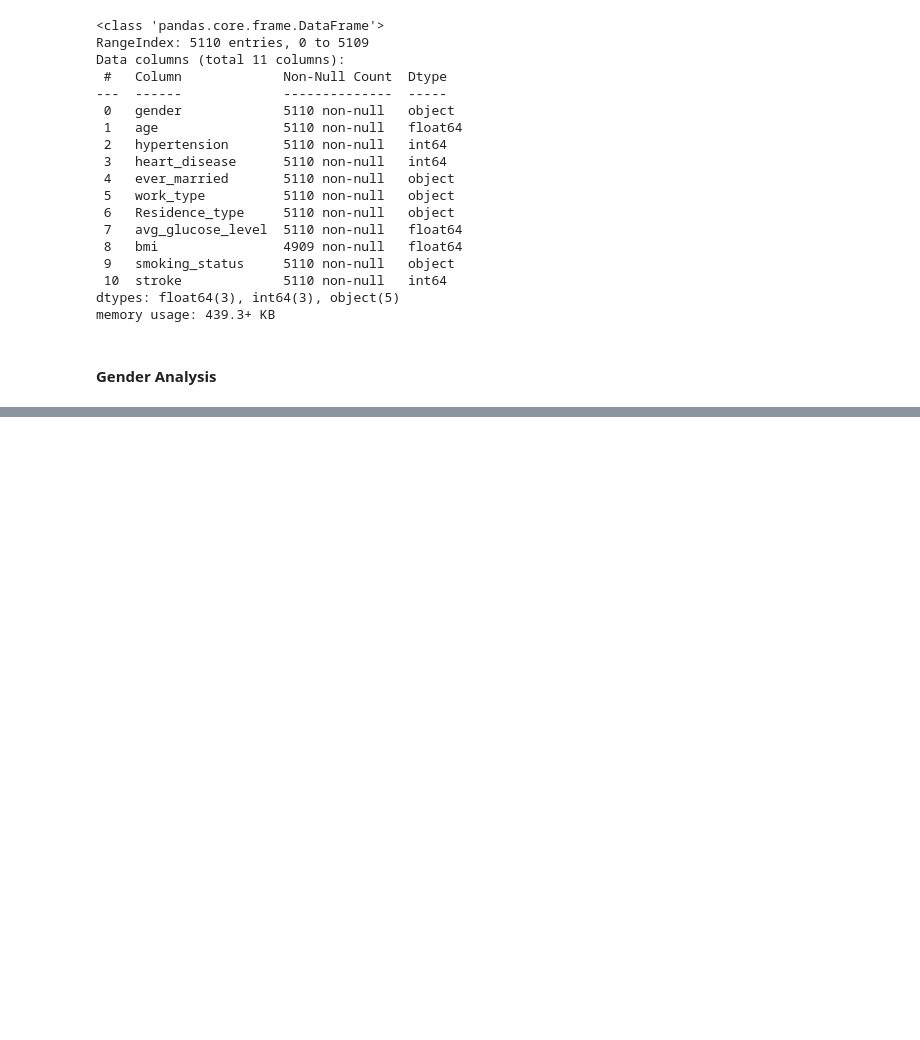
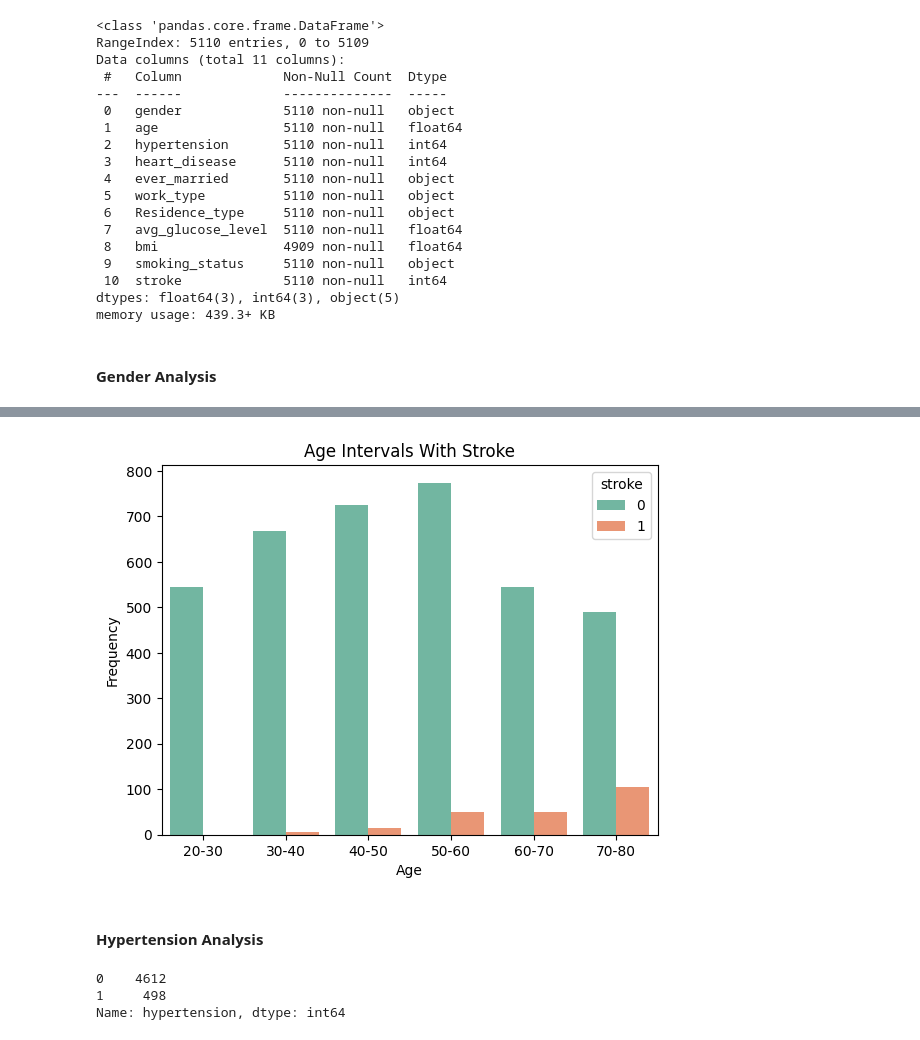
Before and after one commit to wllchrst/stroke-prediction, a Jupyter notebook: code/EDA.ipynb, the cells around one changed output, grey strips where cells are left out. Drawn from its saved outputs; the diff is of its cells as text; code cells hidden in the pictures; blank space fills up the shorter version.

Commit message:
feat: add data analytics for the rest of the columns

```diff
--- a/code/EDA.ipynb
+++ b/code/EDA.ipynb
@@ -85,0 +125,23 @@ plt.show()
+# %%
+# plt.figure(figsize=(10, 5))
+# sns.scatterplot(x='age', y='stroke', data=df)
+# plt.show()
+
+df['age_group'] = pd.cut(df['age'], bins=[20,30,40,50,60,70,80], labels=['20-30', '30-40', '40-50', '50-60', '60-70', '70-80'])
+
+sns.countplot(x='age_group', hue='stroke', data=df, palette='Set2')
+
+plt.title("Age Intervals With Stroke")
+plt.xlabel("Age")
+plt.ylabel("Frequency")
+plt.show()
+# %% [output]
+[figure, added]
+# %% [markdown]
+#### Hypertension Analysis
+# %%
+df['hypertension'].value_counts()
+# %% [output]
+0    4612
+1     498
+Name: hypertension, dtype: int64
```
Also changed, not shown: parts of 32 cells of this notebook.
